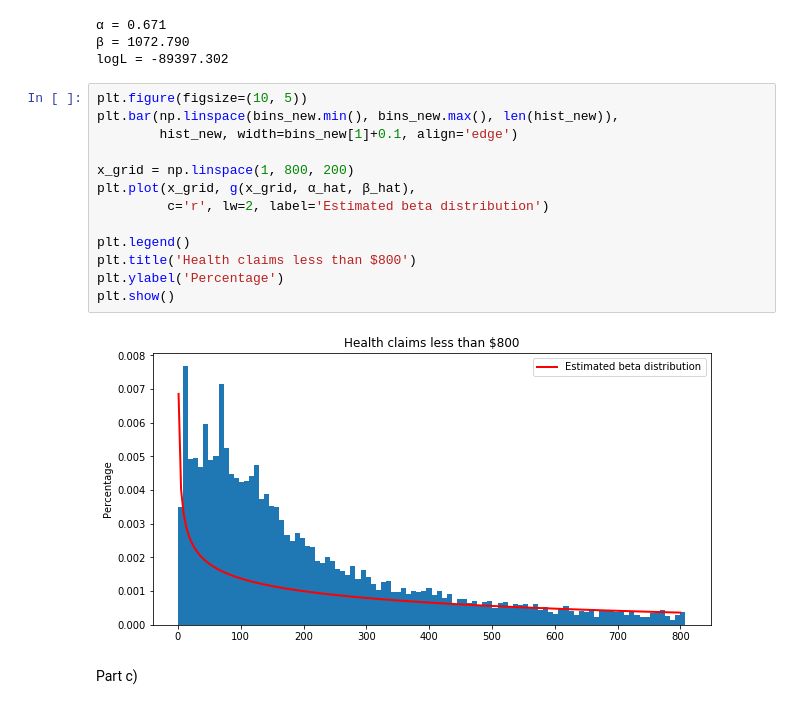
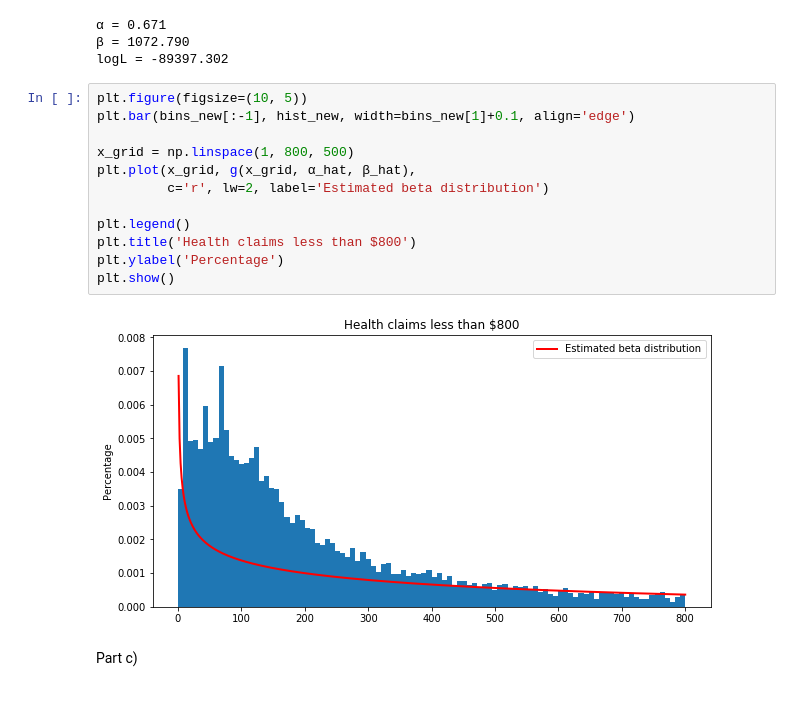
Before and after one commit to natashawatkins/BootCamp2018, a Jupyter notebook: Probsets/Econ/Probset5/max-likelihood.ipynb, the cells around one changed output. Saved outputs shown, nothing was run; the diff lists cells and outputs as text.

```diff
--- a/Probsets/Econ/Probset5/max-likelihood.ipynb
+++ b/Probsets/Econ/Probset5/max-likelihood.ipynb
@@ -90,19 +89,18 @@ print(f'logL = {-MLE_gamma.fun:.3f}')
 logL = -89397.302
 # %%
 plt.figure(figsize=(10, 5))
-plt.bar(np.linspace(bins_new.min(), bins_new.max(), len(hist_new)),
-        hist_new, width=bins_new[1]+0.1, align='edge')
+plt.bar(bins_new[:-1], hist_new, width=bins_new[1]+0.1, align='edge')
 
-x_grid = np.linspace(1, 800, 200)
+x_grid = np.linspace(1, 800, 500)
 plt.plot(x_grid, g(x_grid, α_hat, β_hat),
          c='r', lw=2, label='Estimated beta distribution')
 
 plt.legend()
 plt.title('Health claims less than $800')
 plt.ylabel('Percentage')
 plt.show()
 # %% [output]
-[figure, old version]
+[figure, new version]
 # %% [markdown]
 Part c)
 # %%
```
Also changed, not shown: parts of 5 cells of this notebook.
